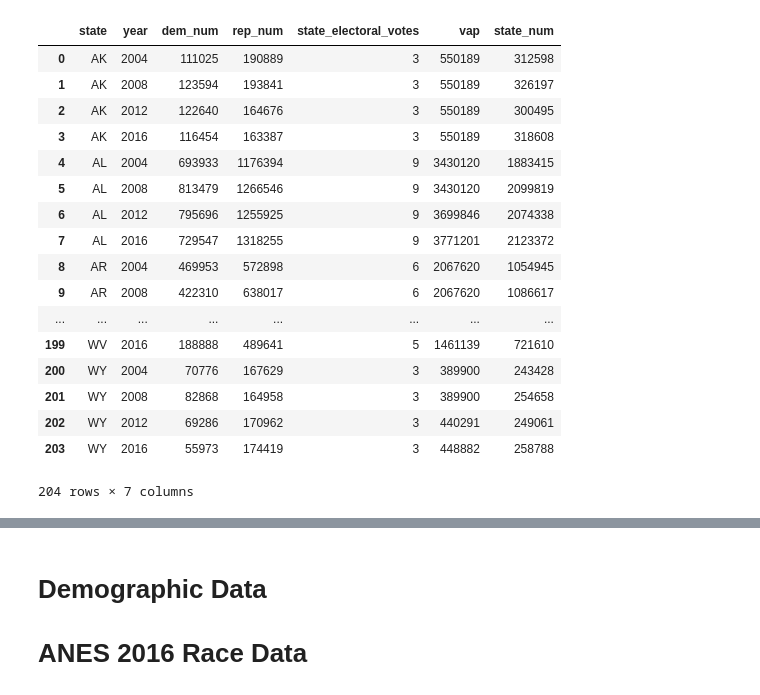
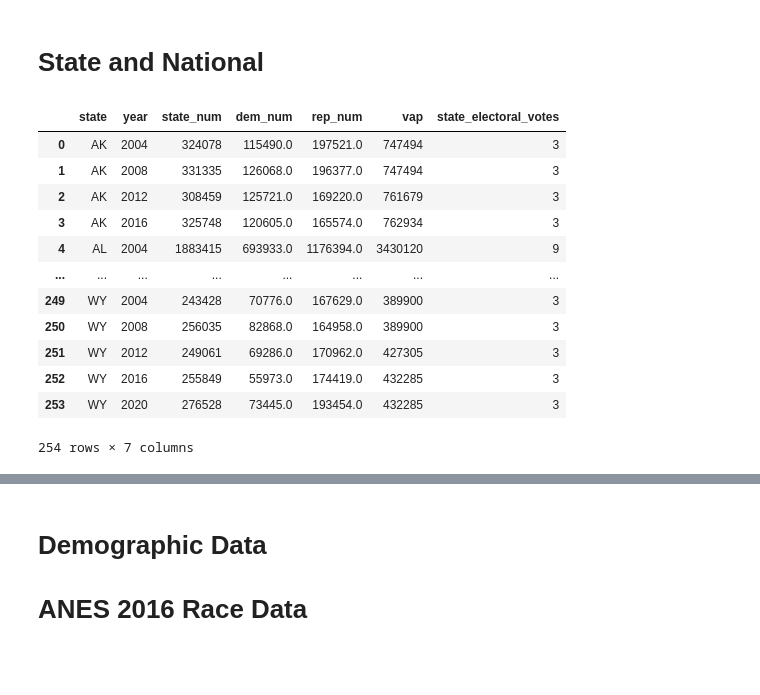
Before and after one commit to psthomas/election-vis, a Jupyter notebook: voting_national.ipynb, the cells around one changed output, grey strips where cells are left out. Cells and saved outputs as stored; diff of their text form; code cells hidden in the pictures; blank space fills up the shorter version.

Commit message:
New county, 2020, CVAP data

```diff
--- a/voting_national.ipynb
+++ b/voting_national.ipynb
@@ -359,0 +395,34 @@ turnout_df.head()
+# %%
+# Combine 2020 data with 2004-2016 data, get VAP data
+def get_yearcategory(el):
+    if el in [2004, 2008]:
+        return '2004-2008'
+    elif el in [2012]:
+        return '2012'
+    elif el in [2016, 2020]:
+        return '2016-2020'
+    else:
+        return None
+
+county = pd.concat([county, county_2020])
+county['year_category'] = county['year'].apply(get_yearcategory)
+# premerge = county.copy()
+# https://stackoverflow.com/questions/36891977/diff-of-two-dataframes
+# missing = premerge.merge(county, on=['year', 'fips_code'], how='outer', indicator=True)
+# missing[missing['_merge'] == 'left_only']['state_x'].value_counts()
+# Ok, it's mostly Alaska missing. Just append it separately.
+# AK    188
+# MO      4
+# SD      1
+# VA      1
+# Merge on county VAP data
+county = county.merge(countypop_df, on=['fips_code', 'year_category'])
+county = pd.concat([county, alaska_df])
+county['dem_margin'] =  (county['dem_num'] - county['rep_num'])/county['county_num']
+county['turnout'] = county['county_num']/ county['vap']
+county = county[['year', 'state', 'county_name',
+    'fips_code', 'rep_num', 'dem_num', 'county_num', 'vap',
+    'dem_margin', 'turnout']]
+county = county.merge(electoral_df, on=['state', 'year'])
+county.reset_index(drop=True, inplace=True)
+county
@@ -373,37 +471,35 @@ out_df.to_csv('./US_County_Level_Presidential_Results_04-16.csv', index=False)
+# %% [markdown]
+# State and National
 # %%
-state_df = turnout_df[(turnout_df['dem_margin'] <= 1.0) &
-                    (turnout_df['dem_margin'] >= -1.0) &
-                    (turnout_df['turnout'] >= 0.0) &
-                    (turnout_df['turnout'] <= 1.0)]
+state_df = county[
+    (county['dem_margin'] <= 1.0) &
+    (county['dem_margin'] >= -1.0) &
+    (county['turnout'] >= 0.0) &
+    (county['turnout'] <= 1.0)
+]
 
 state_df = state_df.groupby(['state','year']).agg(
     {'county_num':'sum', 'dem_num':'sum','rep_num':'sum',
      'vap':'sum', 'state_electoral_votes':'max'})
 
 state_df = state_df.round(decimals=4)
-
 state_df = state_df.reset_index()
 state_df.rename(columns={'county_num':'state_num'}, inplace=True)
 state_df
 # %% [output]
-|  | state | year | dem_num | rep_num | state_electoral_votes | vap | state_num |
-| 0 | AK | 2004 | 111025 | 190889 | 3 | 550189 | 312598 |
-| 1 | AK | 2008 | 123594 | 193841 | 3 | 550189 | 326197 |
-| 2 | AK | 2012 | 122640 | 164676 | 3 | 550189 | 300495 |
-| 3 | AK | 2016 | 116454 | 163387 | 3 | 550189 | 318608 |
-| 4 | AL | 2004 | 693933 | 1176394 | 9 | 3430120 | 1883415 |
-| 5 | AL | 2008 | 813479 | 1266546 | 9 | 3430120 | 2099819 |
-| 6 | AL | 2012 | 795696 | 1255925 | 9 | 3699846 | 2074338 |
-| 7 | AL | 2016 | 729547 | 1318255 | 9 | 3771201 | 2123372 |
-| 8 | AR | 2004 | 469953 | 572898 | 6 | 2067620 | 1054945 |
-| 9 | AR | 2008 | 422310 | 638017 | 6 | 2067620 | 1086617 |
+|  | state | year | state_num | dem_num | rep_num | vap | state_electoral_votes |
+| 0 | AK | 2004 | 324078 | 115490.0 | 197521.0 | 747494 | 3 |
+| 1 | AK | 2008 | 331335 | 126068.0 | 196377.0 | 747494 | 3 |
+| 2 | AK | 2012 | 308459 | 125721.0 | 169220.0 | 761679 | 3 |
+| 3 | AK | 2016 | 325748 | 120605.0 | 165574.0 | 762934 | 3 |
+| 4 | AL | 2004 | 1883415 | 693933.0 | 1176394.0 | 3430120 | 9 |
 | ... | ... | ... | ... | ... | ... | ... | ... |
-| 199 | WV | 2016 | 188888 | 489641 | 5 | 1461139 | 721610 |
-| 200 | WY | 2004 | 70776 | 167629 | 3 | 389900 | 243428 |
-| 201 | WY | 2008 | 82868 | 164958 | 3 | 389900 | 254658 |
-| 202 | WY | 2012 | 69286 | 170962 | 3 | 440291 | 249061 |
-| 203 | WY | 2016 | 55973 | 174419 | 3 | 448882 | 258788 |
+| 249 | WY | 2004 | 243428 | 70776.0 | 167629.0 | 389900 | 3 |
+| 250 | WY | 2008 | 256035 | 82868.0 | 164958.0 | 389900 | 3 |
+| 251 | WY | 2012 | 249061 | 69286.0 | 170962.0 | 427305 | 3 |
+| 252 | WY | 2016 | 255849 | 55973.0 | 174419.0 | 432285 | 3 |
+| 253 | WY | 2020 | 276528 | 73445.0 | 193454.0 | 432285 | 3 |
-204 rows × 7 columns
+254 rows × 7 columns
 # %%
 #state_df['turnout'] = state_df['state_num']/state_df['vap']
 #list(state_df)
```
Also changed, not shown: parts of 32 cells of this notebook, 17 other files.
